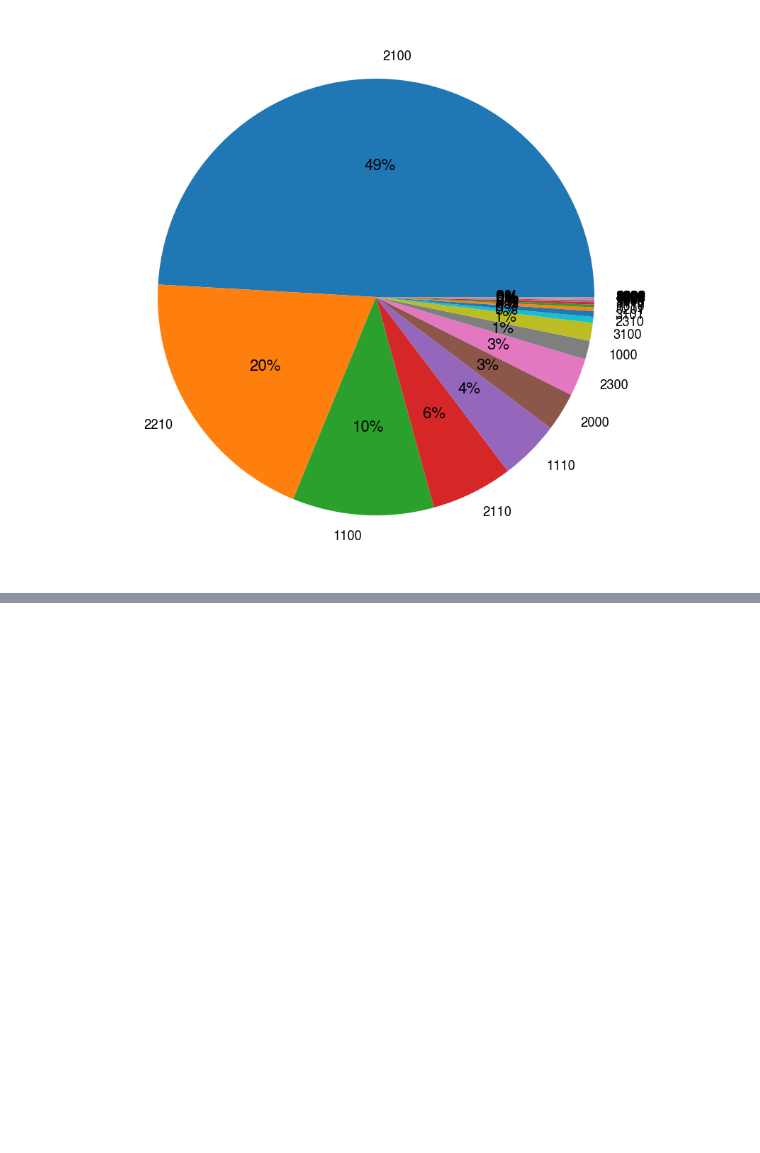
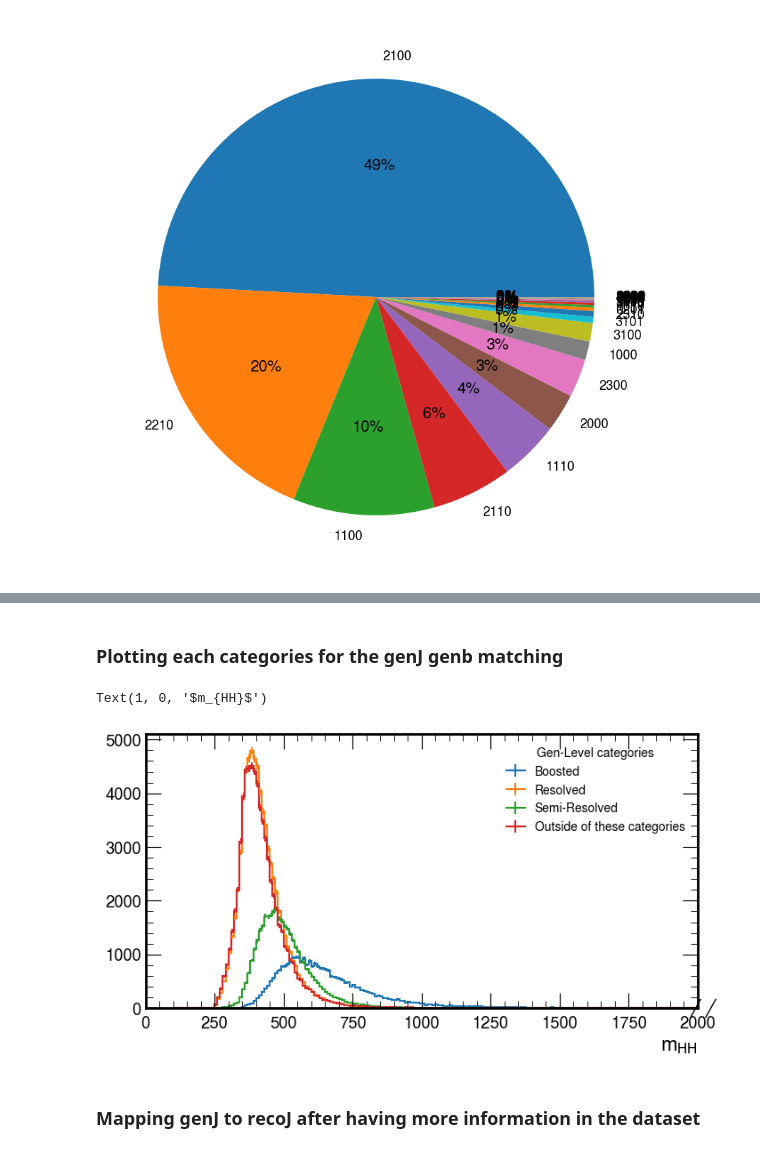
Before and after one commit to LPC-HH/HH4b, a Jupyter notebook: src/HH4b/matching_study/ooc.ipynb, the cells around one changed output, grey strips where cells are left out. Cells and saved outputs as stored; diff of their text form; code cells hidden in the pictures; blank space fills up the shorter version.

```diff
--- a/src/HH4b/matching_study/ooc.ipynb
+++ b/src/HH4b/matching_study/ooc.ipynb
@@ -477,0 +526,22 @@ plt.show()
+# %%
+# construct ak4GenJet info
+ak4GenJetHiggsMatch = np.zeros(shape=genJs.shape, dtype=bool)
+ak4GenJetHiggsMatchIndex = -1*np.ones(shape=genJs.shape, dtype=int)
+
+# If a gen J is matched to 1 and only 1 genb,
+# it is considered to be matched to the mother H
+# and will be assigned with a ak4GenJetHiggsMatchIndex
+GenJm2H = np.sum(GenJm2b, axis=2)==1
+ak4GenJetHiggsMatch[GenJm2H] = True
+
+# find which genb and H matched the genJ
+# draft in the sense that only the matched genJ's
+# genB and genH indices will be used
+bIdx_draft = np.argmax(GenJm2b, axis=2)
+hIdx_draft = np.floor(bIdx_draft/2)
+ak4GenJetHiggsMatchIndex[ak4GenJetHiggsMatch] = hIdx_draft[ak4GenJetHiggsMatch]
+# %% [markdown]
+### Plotting each categories for the genJ genb matching
+# %%
+indexak8 = events["ak8FatJetHiggsMatchIndex"].to_numpy()
+indexak4 = ak4GenJetHiggsMatchIndex
@@ -477,0 +593,36 @@ plt.show()
+# %%
+# calcualte m_HH for every event
+mhh = (gen_higgs[:, 0] + gen_higgs[:, 1]).m
+
+# bypass into each category
+mhh_boosted = mhh[boosted]
+mhh_resolved = mhh[resolved]
+mhh_semi = mhh[semi_resolved]
+mhh_out = mhh[not_categorized]
+
+# start to plot, code modified on Christina's plot_h1h2_fj
+bins = np.arange(mhh.min(), mhh.max(), 10)
+bins = np.arange(100, 2000, 10)
+var_axis = hist.axis.Variable(bins, name="var", label="variable")
+cat_axis = hist.axis.StrCategory([], name="cat", growth=True)
+
+hist_mhh = hist.Hist(var_axis, cat_axis)
+hist_mhh.fill(var=mhh_boosted, cat="boosted")
+hist_mhh.fill(var=mhh_semi, cat="semi_resolved")
+hist_mhh.fill(var=mhh_resolved, cat="resolved")
+hist_mhh.fill(var=mhh_out, cat="non-categorized")
+
+fig, ax = plt.subplots(1, 1, figsize=(8, 4))
+hist_mhh[{"cat": "boosted"}].plot1d(ax=ax, label="Boosted")
+hist_mhh[{"cat": "resolved"}].plot1d(ax=ax, label="Resolved")
+hist_mhh[{"cat": "semi_resolved"}].plot1d(ax=ax, label="Semi-Resolved")
+hist_mhh[{"cat": "non-categorized"}].plot1d(ax=ax, label="Outside of these categories")
+leg = ax.legend(fontsize=10)
+leg.set_title("Gen-Level categories", prop={"size": 10})
+ax.set_xlim(0, 2000)
+ax.set_xlabel(r"$m_{HH}$")
+# %% [output]
+Text(1, 0, '$m_{HH}$')
+[figure, added]
+# %% [markdown]
+### Mapping genJ to recoJ after having more information in the dataset
```
Also changed, not shown: parts of 26 cells of this notebook, 1 other file.
